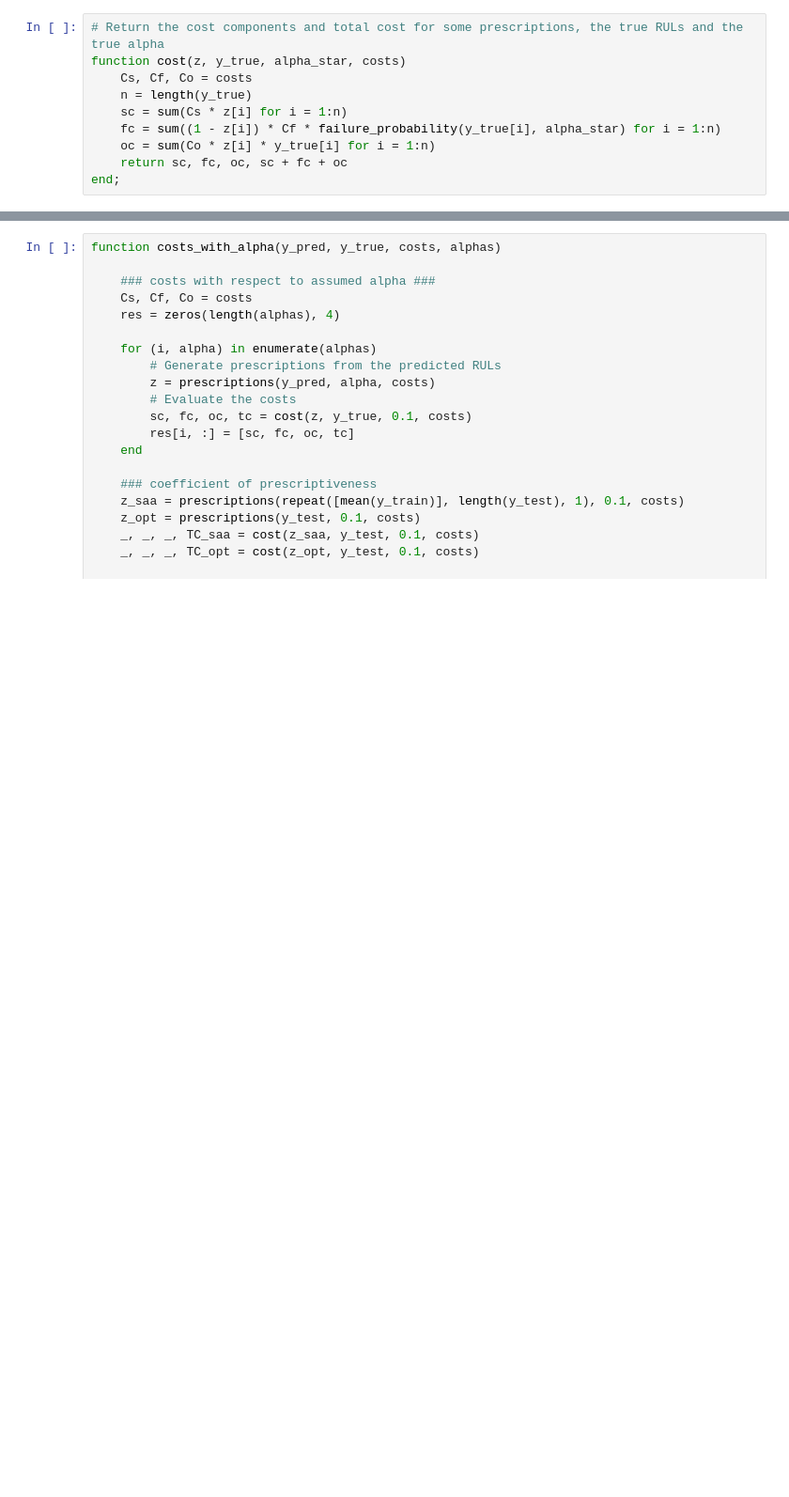
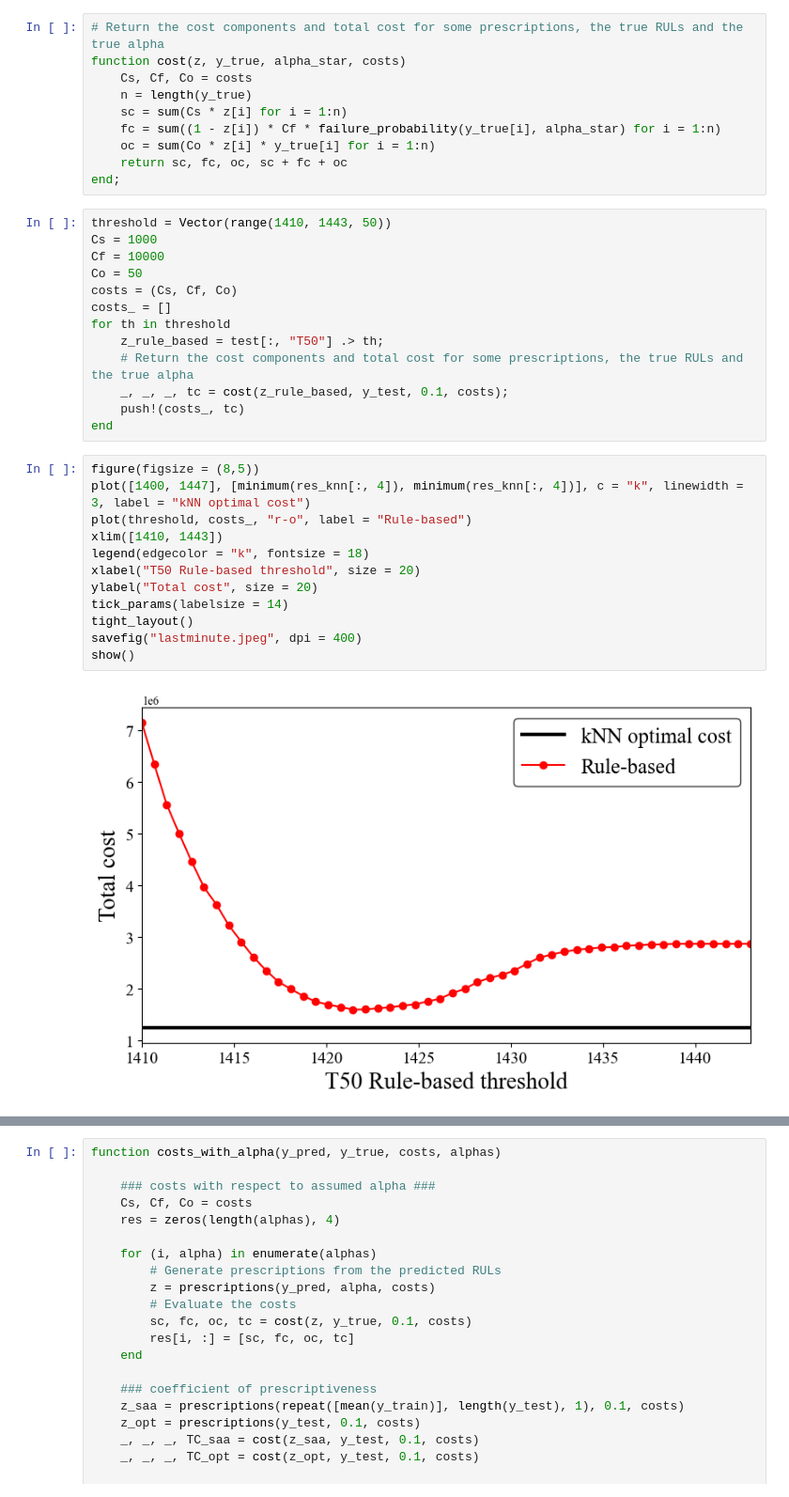
Before and after one commit to martinbog19/ml-engine-maintenance, a Jupyter notebook: Prescriptive Phase/model.ipynb, the cells around one changed output, grey strips where cells are left out. Shown at 94% size. Cells and saved outputs as stored; diff of their text form; blank space fills up the shorter version.

```diff
--- a/Prescriptive Phase/model.ipynb
+++ b/Prescriptive Phase/model.ipynb
@@ -97,3 +90,30 @@ function cost(z, y_true, alpha_star, costs)
     oc = sum(Co * z[i] * y_true[i] for i = 1:n)
     return sc, fc, oc, sc + fc + oc
 end;
+# %%
+threshold = Vector(range(1410, 1443, 50))
+Cs = 1000
+Cf = 10000
+Co = 50
+costs = (Cs, Cf, Co)
+costs_ = []
+for th in threshold
+    z_rule_based = test[:, "T50"] .> th;
+    # Return the cost components and total cost for some prescriptions, the true RULs and the true alpha
+    _, _, _, tc = cost(z_rule_based, y_test, 0.1, costs);
+    push!(costs_, tc)
+end
+# %%
+figure(figsize = (8,5))
+plot([1400, 1447], [minimum(res_knn[:, 4]), minimum(res_knn[:, 4])], c = "k", linewidth = 3, label = "kNN optimal cost")
+plot(threshold, costs_, "r-o", label = "Rule-based")
+xlim([1410, 1443])
+legend(edgecolor = "k", fontsize = 18)
+xlabel("T50 Rule-based threshold", size = 20)
+ylabel("Total cost", size = 20)
+tick_params(labelsize = 14)
+tight_layout()
+savefig("lastminute.jpeg", dpi = 400)
+show()
+# %% [output]
+[figure, added]
```
Also changed, not shown: parts of 14 cells of this notebook, 7 other files.
